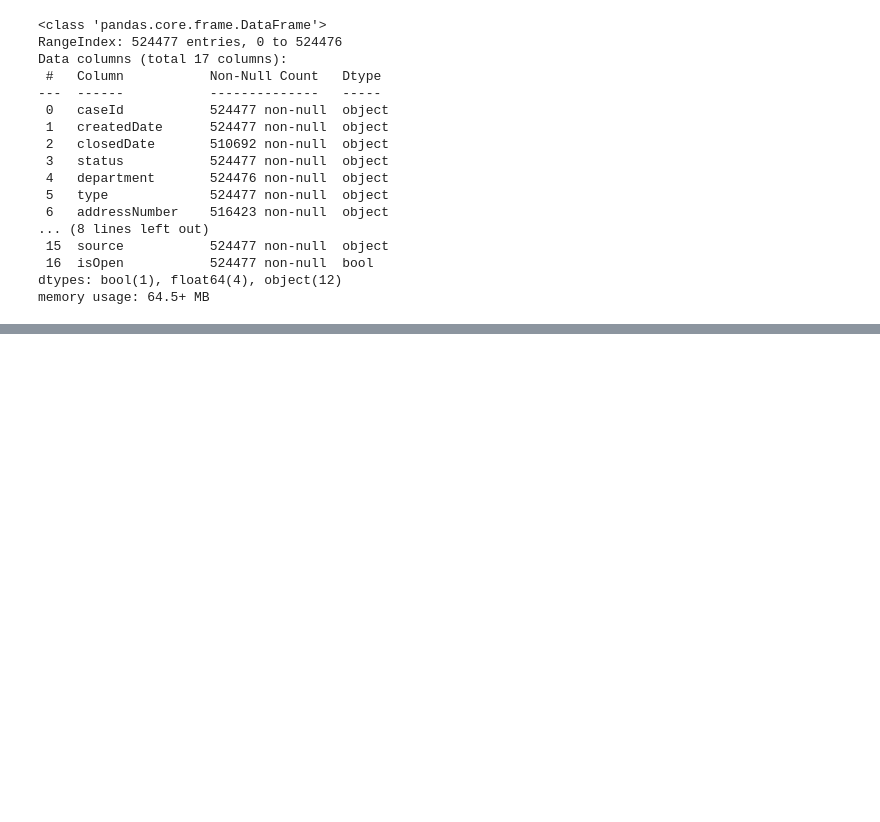
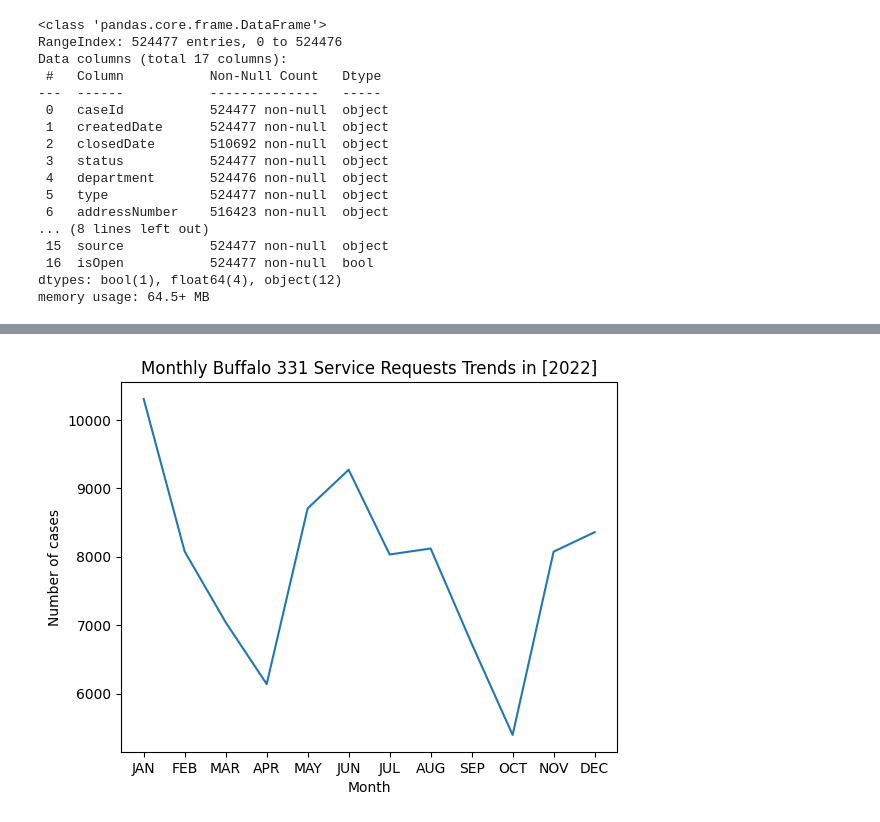
Before and after one commit to JoshuaCongHu/CTRL-Freaks, a Jupyter notebook: src/Buffalo 331 Service Exploratory Data Analytics.ipynb, the cells around one changed output, grey strips where cells are left out. Saved outputs shown, nothing was run; the diff lists cells and outputs as text; code cells hidden in the pictures; blank space fills up the shorter version.

```diff
--- a/src/Buffalo 331 Service Exploratory Data Analytics.ipynb
+++ b/src/Buffalo 331 Service Exploratory Data Analytics.ipynb
@@ -46,0 +114,5 @@ df
+# %%
+cases2022= df[(df['createdYear'] == 2022)]
+plot_graph(cases2022)
+# %% [output]
+[figure, added]
```
Also changed, not shown: parts of 17 cells of this notebook.
